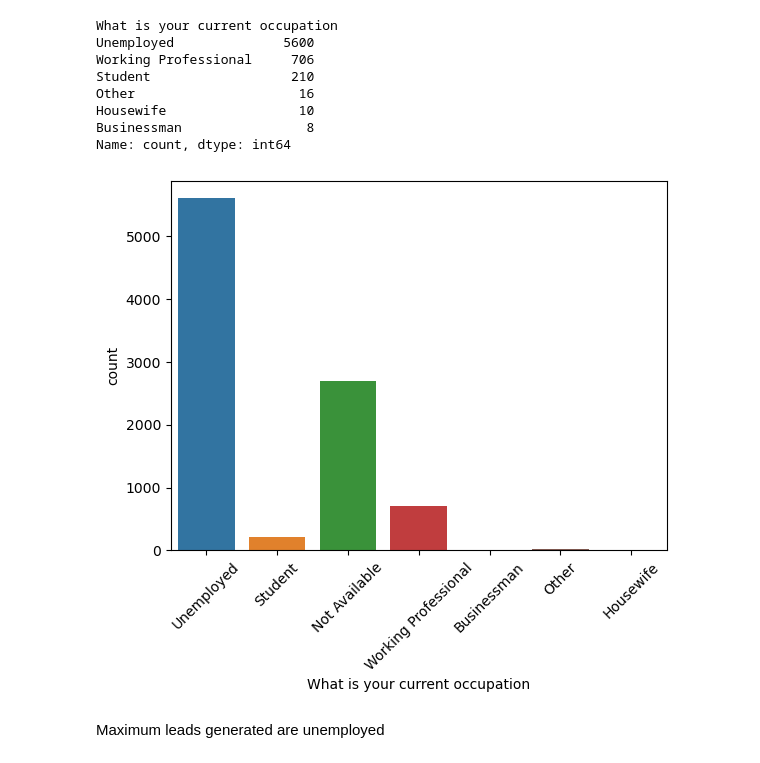
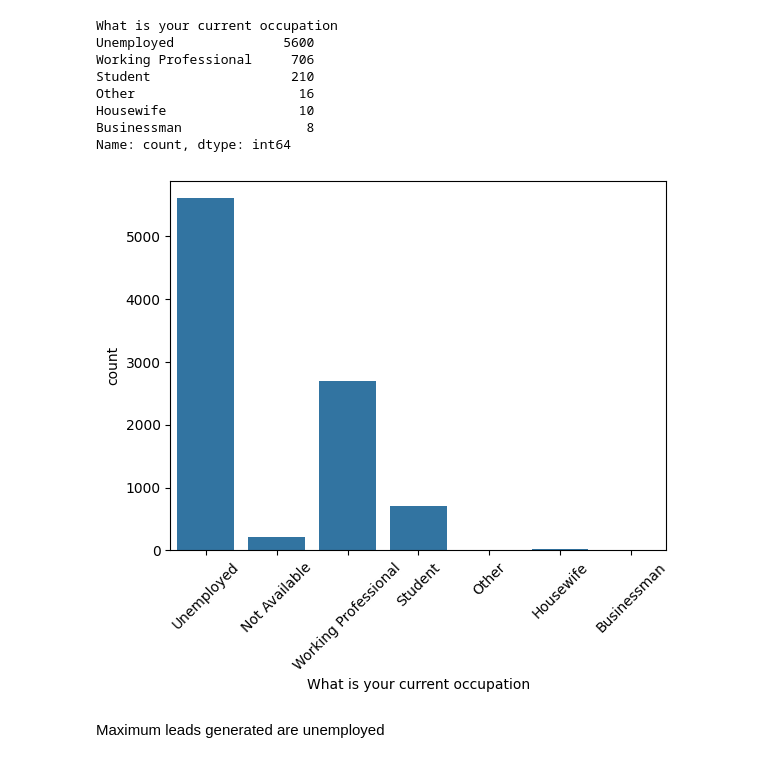
Before and after one commit to harshita-commits/Lead-Scoring-Case-Study, a Jupyter notebook: Lead_score_case_study.ipynb, the cells around one changed output. Drawn from its saved outputs; the diff is of its cells as text; code cells hidden in the pictures.

```diff
--- a/Lead_score_case_study.ipynb
+++ b/Lead_score_case_study.ipynb
@@ -109,0 +112,3 @@ Index(['Prospect ID', 'Lead Number', 'Lead Origin', 'Lead Source',
+# %%
+Lead_df = Lead_df.replace('Select',np.nan)
+Lead_df.head()
@@ -110,3 +143,5 @@ Index(['Prospect ID', 'Lead Number', 'Lead Origin', 'Lead Source',
+# %%
+Lead_df = Lead_df.drop(['I agree to pay the amount through cheque','Get updates on DM Content','Magazine','Update me on Supply Chain Content'], axis = 1)
 # %% [markdown]
 **Checking % of missing values**
 # %%
@@ -135,7 +170,7 @@ dtype: float64
 cols=Lead_df.columns
 
 for i in cols:
-    if((100*(Lead_df[i].isnull().sum()/len(Lead_df.index))) >= 35):
+    if((100*(Lead_df[i].isnull().sum()/len(Lead_df.index))) >= 30):
         Lead_df.drop(columns=[i], inplace = True)
 # %%
 #Checking remaining null columns
@@ -246,10 +281,10 @@ Name: count, dtype: int64
 Lead_df['What is your current occupation'] = Lead_df['What is your current occupation'].replace(np.nan, 'Not Available')
 # %%
 P1=sns.countplot(x='What is your current occupation',  data = Lead_df )
-P1.set_xticklabels(s1.get_xticklabels(),rotation=45)
+P1.set_xticklabels(Lead_df['What is your current occupation'].value_counts().index.to_list(),rotation=45)
 plt.show()
 # %% [output]
-[figure, old version]
+[figure, new version]
 # %% [markdown]
 Maximum leads generated are unemployed
 # %% [markdown]
```
Also changed, not shown: parts of 139 cells of this notebook, 1 other file.
